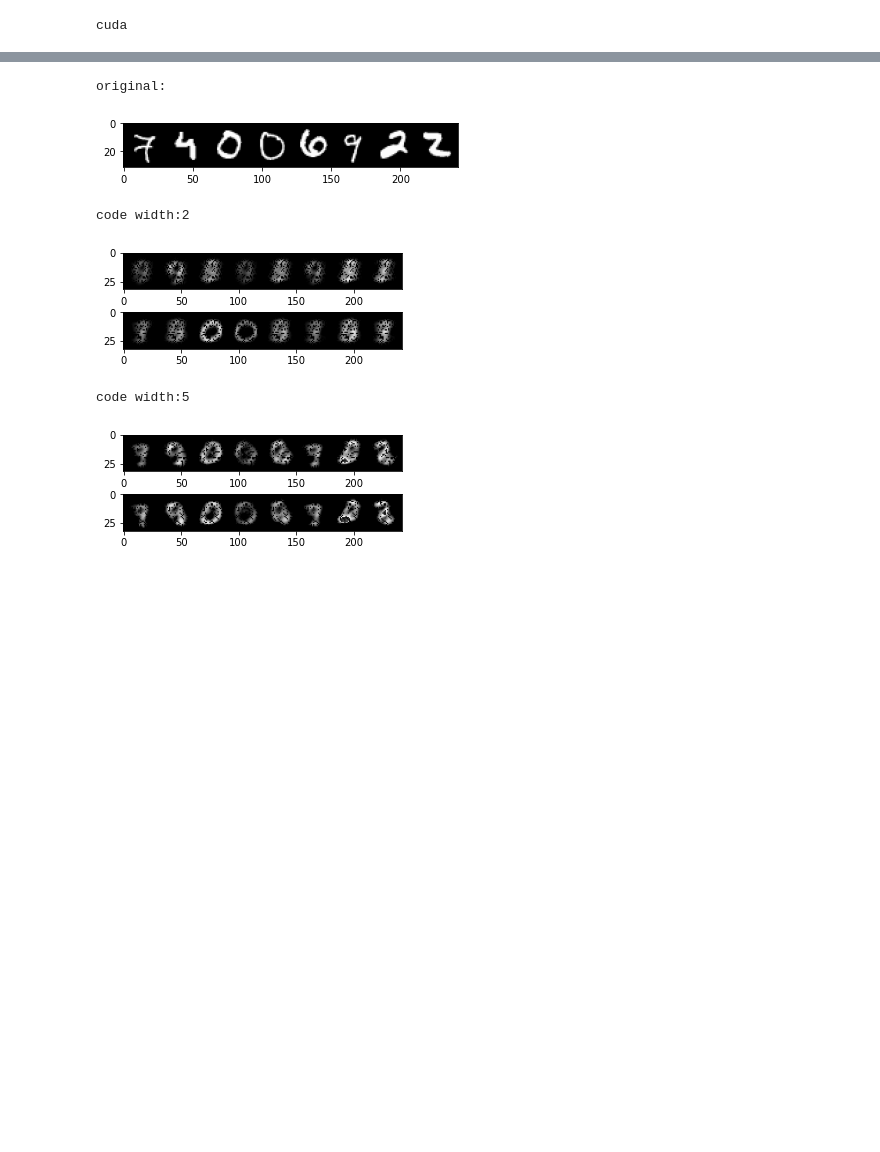
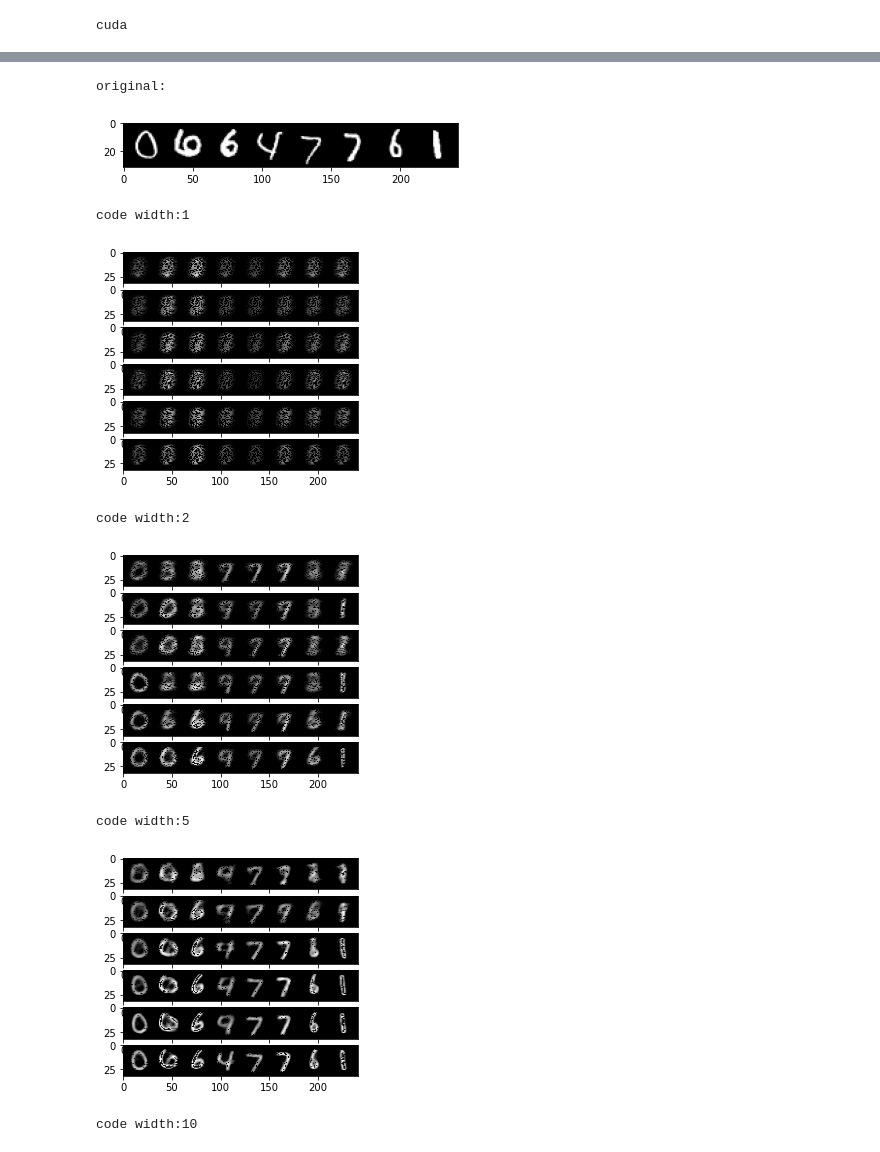
Before and after one commit to mitkel/DL, a Jupyter notebook: AutoEncoder/Depth-width-effect.ipynb, the cells around one changed output, grey strips where cells are left out. Drawn from its saved outputs; the diff is of its cells as text; code cells hidden in the pictures; blank space fills up the shorter version.

```diff
--- a/AutoEncoder/Depth-width-effect.ipynb
+++ b/AutoEncoder/Depth-width-effect.ipynb
@@ -161,29 +174,39 @@ for code_width in params['code-range']:
+# %%
+# save results
+
+for code_width in params['code-range']:
+    for hidden_width in params['hide-range']:
+        torch.save(models_trained[code_width, hidden_width].state_dict(),
+                   "models/AE-" + str(code_width) + "-" + str(hidden_width))
 # %%
-# visualise results - decoded image
+# visualise the results - encoded image
 
 image, _ = dataiter.next()
 
 print("original:")
 imshow(tv.utils.make_grid(image[:8]))
 plt.show()
 
 for code_width in params['code-range']:
     print("code width:" + str(code_width))
-    fig = plt.figure(figsize = (5,2) )
+    fig = plt.figure(figsize = (7,4) )
     i=1
 
     for hidden_width in params['hide-range']:
         res = models_trained[code_width,hidden_width](image[:8])
         fig.add_subplot(len(params['hide-range']), 1, i)
         imshow(tv.utils.make_grid(res.detach()))
         i+=1
 
     plt.savefig("plots/AE-image-" + str(code_width) + ".png")
     plt.show()
 # %% [output]
 original:
-[figure, old version]
+[figure, new version]
-code width:2
+code width:1
-[figure, old version]
+[figure, new version]
-code width:5
+code width:2
-[figure, old version]
+[figure, new version]
+code width:5
+[figure, added]
+code width:10
```
Also changed, not shown: parts of 4 cells of this notebook.
